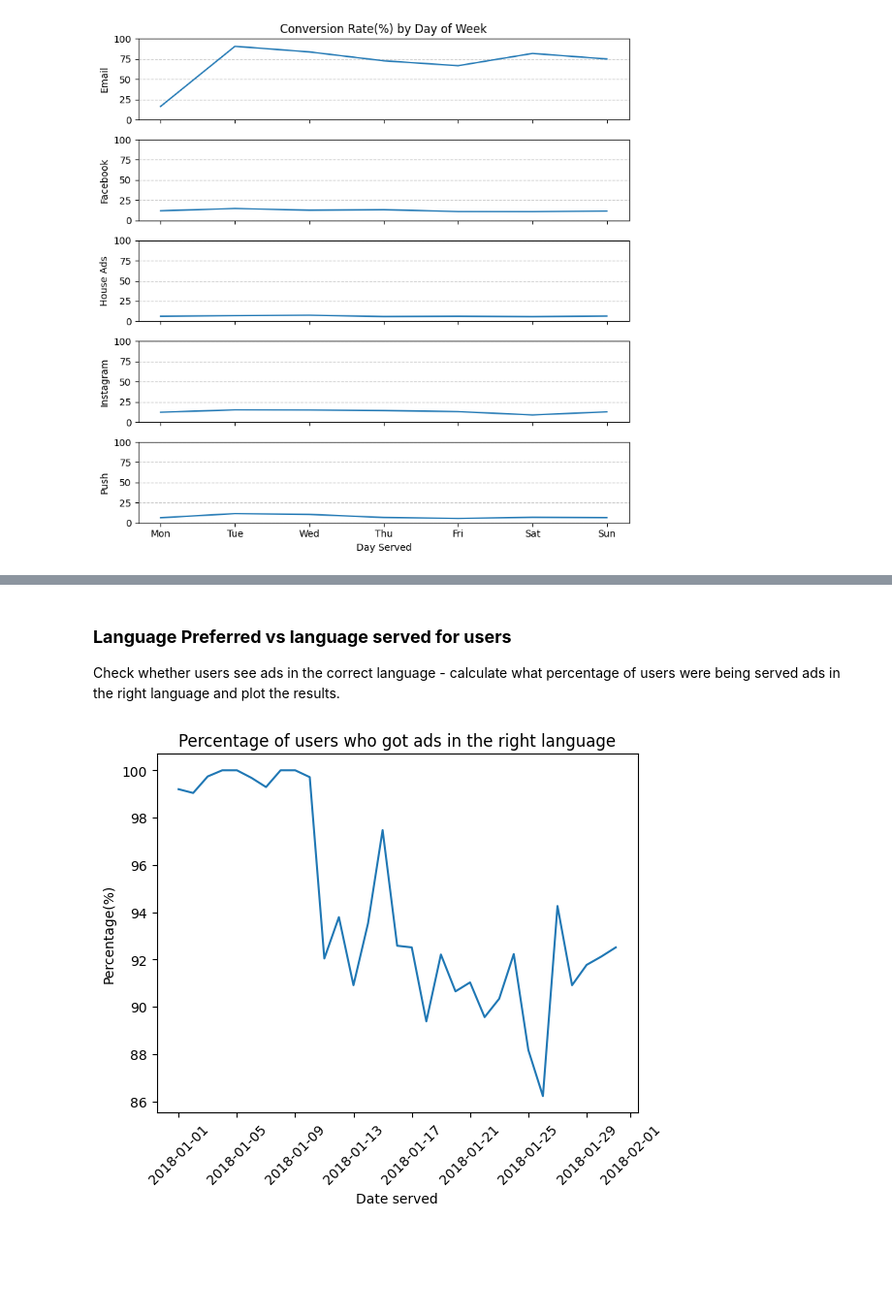
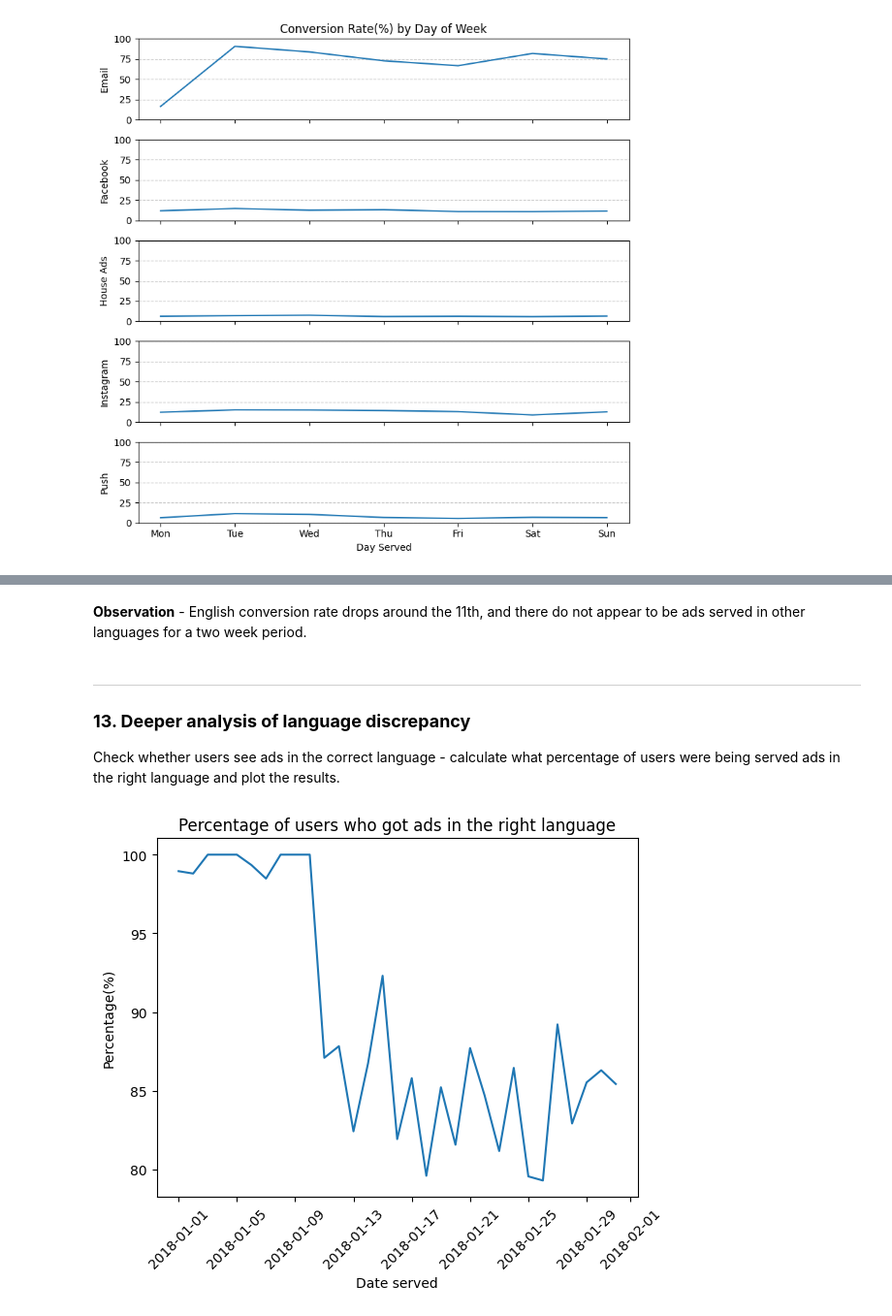
Before and after one commit to DipikaJothinathan/Python-pandas, a Jupyter notebook: Marketing Campaign/code_marketing.ipynb, the cells around one changed output, grey strips where cells are left out. Shown at 97% size. Saved outputs shown, nothing was run; the diff lists cells and outputs as text; code cells hidden in the pictures; blank space fills up the shorter version.

```diff
--- a/Marketing Campaign/code_marketing.ipynb
+++ b/Marketing Campaign/code_marketing.ipynb
@@ -233,5 +251,6 @@ plt.show()
 # %%
-conv_lang = conversion_rate(marketing,['date_served','language_displayed'])
+house_ads = marketing[marketing['marketing_channel']=='House Ads']
+conv_lang = conversion_rate(house_ads,['date_served','language_displayed'])
 conv_lang_df = pd.DataFrame(conv_lang.unstack(level=1)).fillna(0)
 
 fig, axes = plt.subplots(len(conv_lang_df.columns), 1, sharex=True, figsize=(8, 8))
@@ -250,16 +269,20 @@ plt.show()
+# %% [markdown]
+**Observation** - English conversion rate drops around the 11th, and there do not appear to be ads served in other languages for a two week period.
 # %% [markdown]
-### **Language Preferred vs language served for users**
+***
+### **13. Deeper analysis of language discrepancy**
 Check whether users see ads in the correct language - calculate what percentage of users were being served ads in the right language and plot the results.
 # %%
-marketing['is_correct_lang'] = np.where(marketing['language_displayed'] == marketing['language_preferred'], 'Yes', 'No')
-language_check = marketing.groupby(['date_served','is_correct_lang'])['is_correct_lang'].count()
+pd.set_option('mode.chained_assignment', None)
+house_ads['is_correct_lang'] = np.where(house_ads['language_displayed'] == house_ads['language_preferred'], 'Yes', 'No')
+language_check = house_ads.groupby(['date_served','is_correct_lang'])['is_correct_lang'].count()
 language_check_df = pd.DataFrame(language_check.unstack(level=1)).fillna(0)
 language_check_df['pct'] = round((language_check_df['Yes'] / language_check_df.sum(axis=1))*100,2)
 plt.plot(language_check_df.index, language_check_df['pct'])
 plt.xlabel('Date served')
 plt.xticks(rotation=45)
 plt.ylabel('Percentage(%)')
 plt.title("Percentage of users who got ads in the right language")
 plt.show()
 # %% [output]
-[figure, old version]
+[figure, new version]
```
Also changed, not shown: parts of 25 cells of this notebook.
